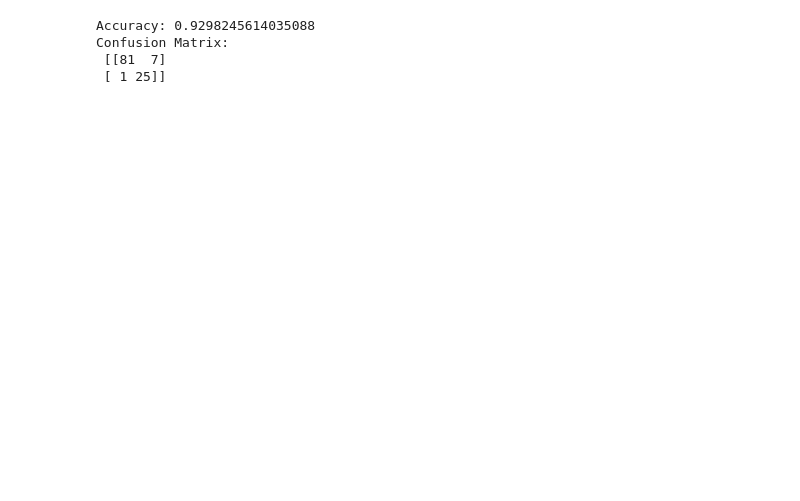
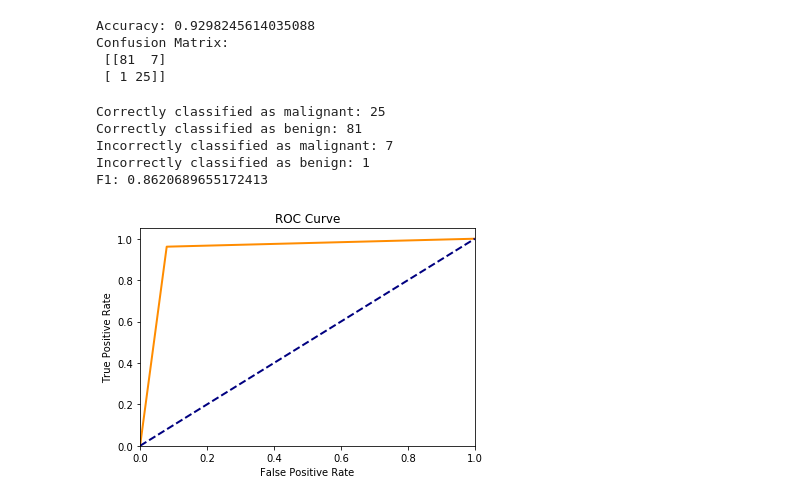
Before and after one commit to PriyamJPatel/cs686-2018-01, a Jupyter notebook: class 4-10.ipynb, the cells around one changed output. Drawn from its saved outputs; the diff is of its cells as text; code cells hidden in the pictures; blank space fills up the shorter version.

```diff
--- a/class 4-10.ipynb
+++ b/class 4-10.ipynb
@@ -89,3 +86,36 @@ Accuracy: 0.9298245614035088
 Confusion Matrix:
  [[81  7]
  [ 1 25]]
+# %%
+tp = 0
+tn = 0
+fp = 0
+fn = 0
+total = 0
+for h, l in zip(hyp, test_y):
+    total += 1
+    if h == l and h =='M':
+        tp += 1
+    elif h != l and h == 'M':
+        fp += 1
+    elif h == l and h == 'B':
+        tn += 1
+    else:
+        fn += 1
+print('Correctly classified as malignant:', tp)
+print('Correctly classified as benign:', tn)
+print('Incorrectly classified as malignant:', fp)
+print('Incorrectly classified as benign:', fn)
+
+precision = tp / (tp + fp)
+recall = tp / (tp + fn)
+
+f1 = (2 * precision * recall) / (precision + recall)
+
+print("F1:",f1)
+# %% [output]
+Correctly classified as malignant: 25
+Correctly classified as benign: 81
+Incorrectly classified as malignant: 7
+Incorrectly classified as benign: 1
+F1: 0.8620689655172413
@@ -91,0 +132,27 @@ Confusion Matrix:
+# %%
+from sklearn.metrics import roc_curve, auc
+
+fpr = dict()
+tpr = dict()
+roc_auc = dict()
+test_y_conv = convert_y(test_y)
+hypo_y_conv = convert_y(hyp)
+for i in range(2):
+    fpr[i], tpr[i], _ = roc_curve(test_y_conv, hypo_y_conv, pos_label = 1)
+    roc_auc[i] = auc(fpr[i], tpr[i])
+# %%
+# Plot ROC for the above
+import matplotlib.pyplot as plt
+
+plt.figure()
+lw = 2
+plt.plot(fpr[1], tpr[1], color = 'darkorange', lw = lw)
+plt.plot([0,1], [0,1], color = 'navy', lw = lw, linestyle = '--')
+plt.title('ROC Curve')
+plt.xlim(0.0,1.0)
+plt.ylim(0.0,1.05)
+plt.xlabel('False Positive Rate')
+plt.ylabel('True Positive Rate')
+plt.show()
+# %% [output]
+[figure, added]
```
Also changed, not shown: parts of 4 cells of this notebook, 2 other files.
